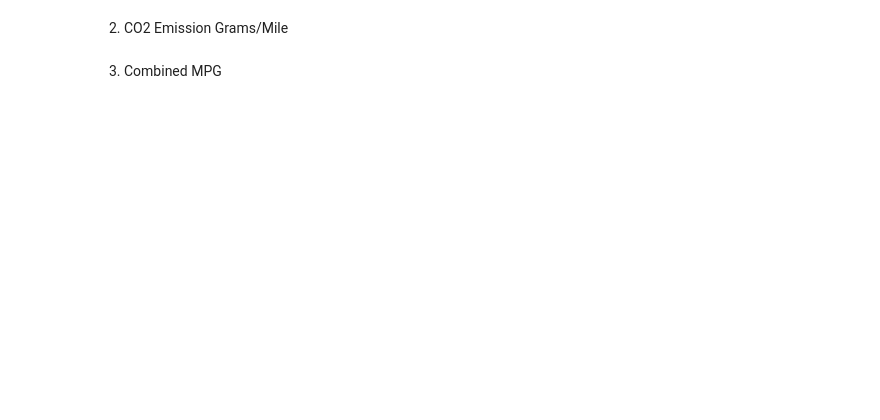
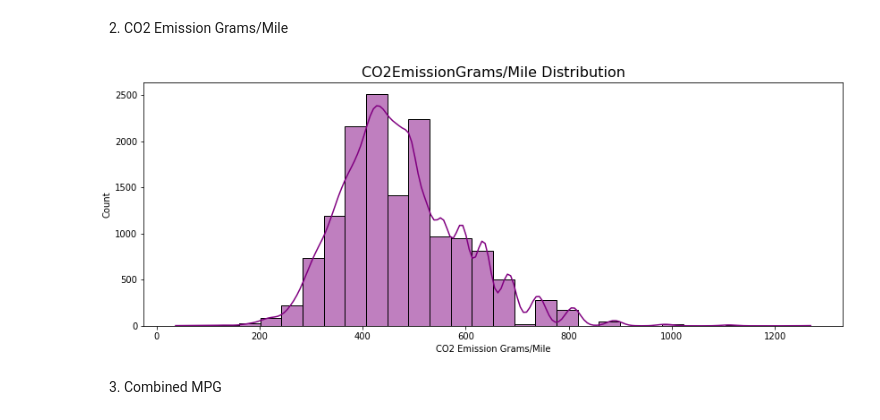
Before and after one commit to Ironhack-Data-Madrid-Enero-2021/lab-continuous-probability-distribution, a Jupyter notebook: your-code/main.ipynb, the cells around one changed output. Drawn from its saved outputs; the diff is of its cells as text; code cells hidden in the pictures; blank space fills up the shorter version.

```diff
--- a/your-code/main.ipynb
+++ b/your-code/main.ipynb
@@ -143,9 +142,11 @@ NameError: name 'cars' is not defined
 2. CO2 Emission Grams/Mile
 # %%
 fig, ax = plt.subplots(figsize =(14,5))
-ax = sns.histplot(data = cars, x = "CO2EmissionGrams/Mile", kde = True, weights = 0.4, color = "purple", bins = 40)
+ax = sns.histplot(data = vehicles, x = "CO2 Emission Grams/Mile", kde = True, weights = 0.4, color = "purple", bins = 30)
 plt.title("CO2EmissionGrams/Mile Distribution", size = 16)
 plt.show()
+# %% [output]
+[figure, added]
 # %% [markdown]
 3. Combined MPG
 # %%
```
Also changed, not shown: parts of 12 cells of this notebook.
